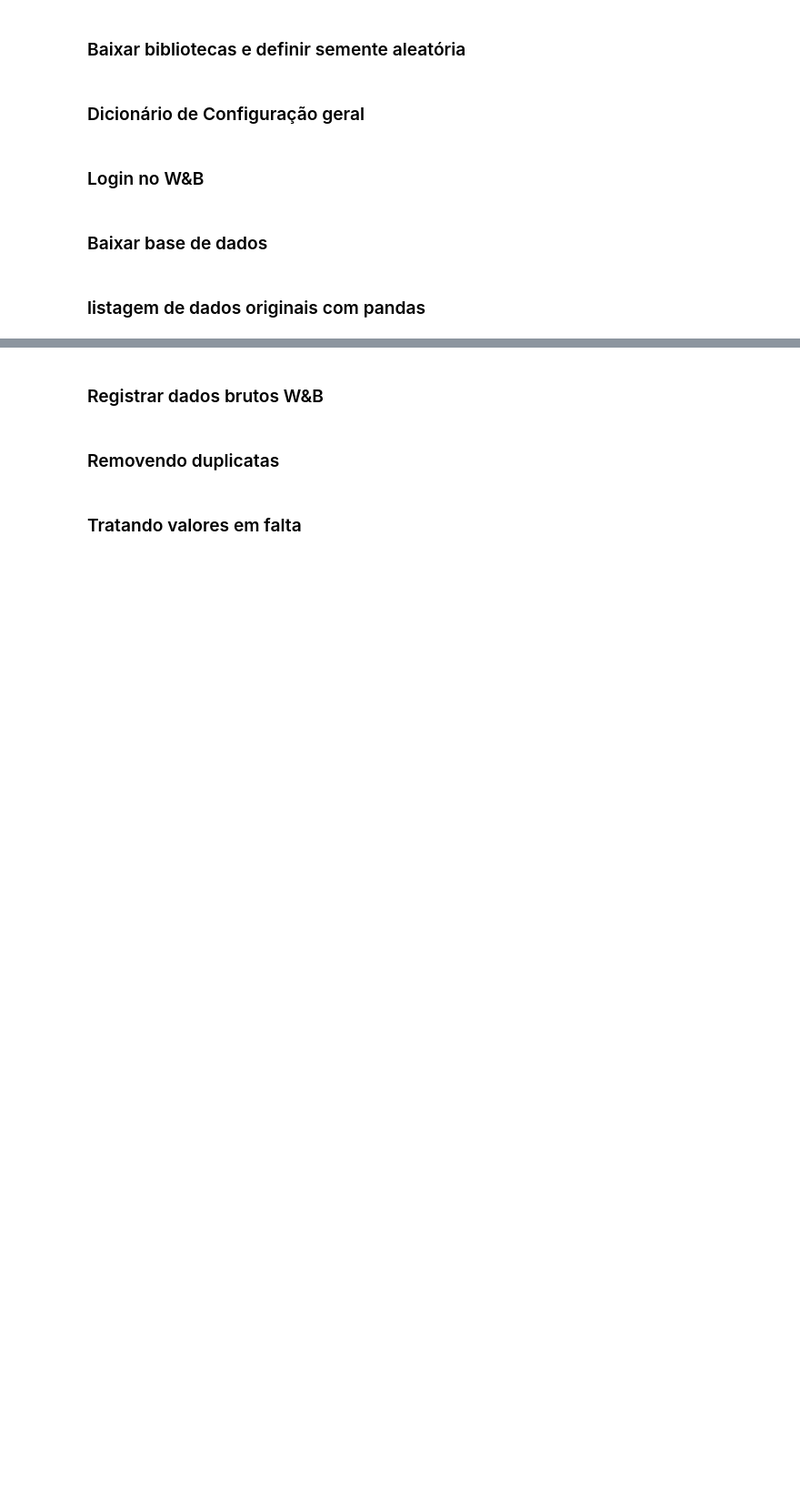
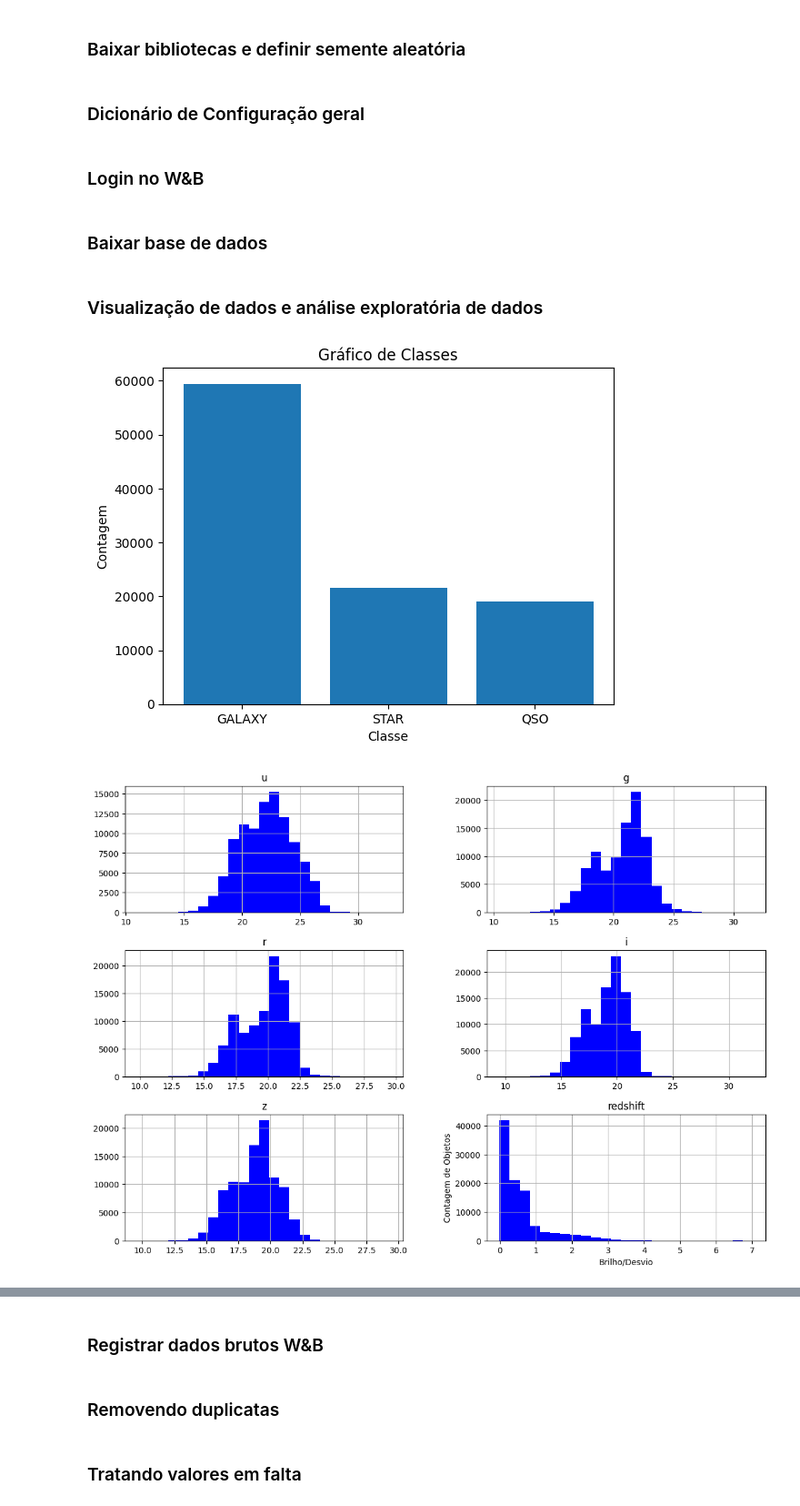
Before and after one commit to edunogueiraa/topicosAvancadosEmIAAAvaliacao01, a Jupyter notebook: main.ipynb, the cells around one changed output, grey strips where cells are left out. Shown at 91% size. Saved outputs shown, nothing was run; the diff lists cells and outputs as text; code cells hidden in the pictures; blank space fills up the shorter version.

Commit message:
feat: visualizacao de dados e analise exploratoria de dados

```diff
--- a/main.ipynb
+++ b/main.ipynb
@@ -62,10 +63,50 @@ df_raw = pd.read_csv("data/star_classification.csv", low_memory=False)
 print(f"Shape: {df_raw.shape}")
 print(f"Columns: {list(df_raw.columns) }...")
 # %% [markdown]
-### listagem de dados originais com pandas
+### Visualização de dados e análise exploratória de dados
 # %%
-import pandas as pd
+df = pd.read_csv("data/star_classification.csv", sep=",")
 
-dataFrame = pd.read_csv("data/star_classification.csv", sep=",")
+# 1. Filtramos os erros para não distorcer a correlação
+df_clean = df[(df['u'] > 0) & (df['g'] > 0) & (df['z'] > 0)]
 
-dataFrame
+#Gráfico de Barras
+cont = df['class'].value_counts()
+plt.bar(cont.index, cont.values)
+plt.xlabel('Classe')
+plt.ylabel('Contagem')
+plt.title('Gráfico de Classes')
+plt.show()
+
+# Histograma das distribuição do todo em cada caracteristica
+cols = ['u', 'g', 'r', 'i', 'z', 'redshift'] # Dados relevantes com caracteristicas físicas
+df_clean[cols].hist(bins=25, figsize=(14, 10), color="blue")
+plt.ylabel("Contagem de Objetos")
+plt.xlabel("Brilho/Desvio")
+plt.show()
+
+# Gráfico de Dispersão da distribuição dos corpos de acordo com as coordenadas na esfera celeste
+plt.scatter(df['alpha'], df['delta'], color="blue", alpha=0.1)
+plt.xlabel('Alpha')
+plt.ylabel('Delta')
+plt.title('Distribuição espacial')
+plt.show()
+
+# Mapa de calor
+corr_matrix = df_clean[cols].corr()
+plt.figure(figsize=(8, 6))
+sns.heatmap(
+    corr_matrix,
+    annot=True,      # Mostra os valores de 'r' em cada célula
+    fmt='.2f',
+    cmap='coolwarm', # Azul para negativo, vermelho para positivo
+    vmin=-1, vmax=1, # Escala padrão da correlação de Pearson
+    linewidths=0.5,
+    square=True
+)
+plt.title('Matriz de Correlação - Filtros Fotométricos e Redshift')
+plt.tight_layout()
+plt.show()
+# %% [output]
+[figure, added]
+[figure, added]
```
Also changed, not shown: parts of 2 cells of this notebook.
